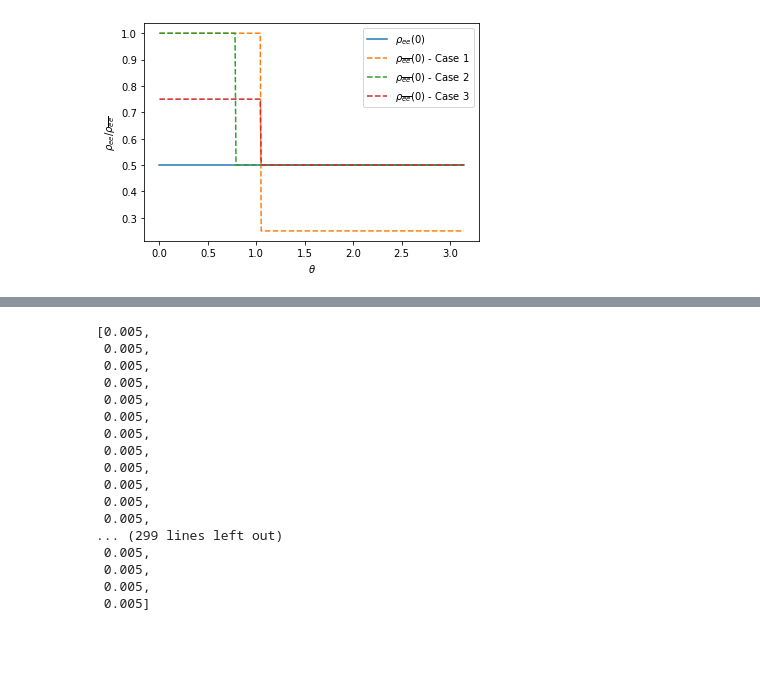
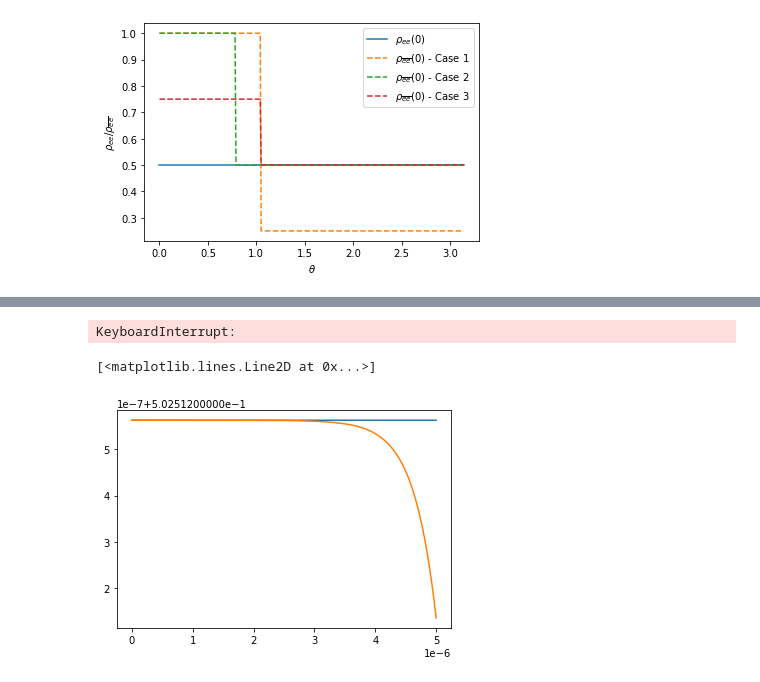
Before and after one commit to pedrodedin/Neutrino-Collective-Effects, a Jupyter notebook: Test_Fast_Oscillations.ipynb, the cells around one changed output, grey strips where cells are left out. Cells and saved outputs as stored; diff of their text form; code cells hidden in the pictures; blank space fills up the shorter version.

```diff
--- a/Test_Fast_Oscillations.ipynb
+++ b/Test_Fast_Oscillations.ipynb
@@ -274,2 +188,19 @@ psoln= odeint(func_Collective_nu_2, y0, t, args=(params,))
+# %%
+mass_ord="IH"
+y0,omega,E,t,mu_0,n_f,n_dim,n_theta,theta_vec=initiate(nu_types,t_i,t_f,E_nu,mu_0,theta_bins,case)
+
+if mass_ord=="NH":
+    params=omega,E,t,mu_0,n_f,n_dim,n_theta,np.array(theta_vec)
+elif mass_ord=="IH":
+    params=-1*omega,E,t,mu_0,n_f,n_dim,n_theta,np.array(theta_vec)
+else:
+    print("Not a mass ordering option!")
+
+start_time = time.time()
+psoln_IH= odeint(func_Collective_nu_2, y0, t, args=(params,))
+print("Took %s minutes" % ((time.time() - start_time)/60))
+# %% [output]
+KeyboardInterrupt:
 # %%
 nu, nubar= read_output(psoln,(n_f,n_dim,n_theta))
+nu_IH, nubar_IH= read_output(psoln_IH,(n_f,n_dim,n_theta))
@@ -278,21 +207,8 @@ nu_e_time,nubar_e_time,nu_x_time,nubar_x_time=read_two_flavor_v1(nu, nubar)
-# %%
-nu[2][0][0]
-# %% [output]
-[0.005,
- 0.005,
- 0.005,
- 0.005,
- 0.005,
- 0.005,
- 0.005,
- 0.005,
- 0.005,
- 0.005,
- 0.005,
- 0.005,
-... (299 lines left out)
- 0.005,
- 0.005,
- 0.005,
- 0.005]
+# %%
+theta_step=np.pi/theta_bins
+plt.plot(t/(3*10**5*from_eV_to_1_over_km),np.transpose(nu,(0,1,3,2))[2][0][0]/theta_step)
+plt.plot(t/(3*10**5*from_eV_to_1_over_km),np.transpose(nu_IH,(0,1,3,2))[2][0][0]/theta_step)
+# %% [output]
+[<matplotlib.lines.Line2D at 0x...>]
+[figure, added]
 # %%
```
Also changed, not shown: parts of 12 cells of this notebook.
